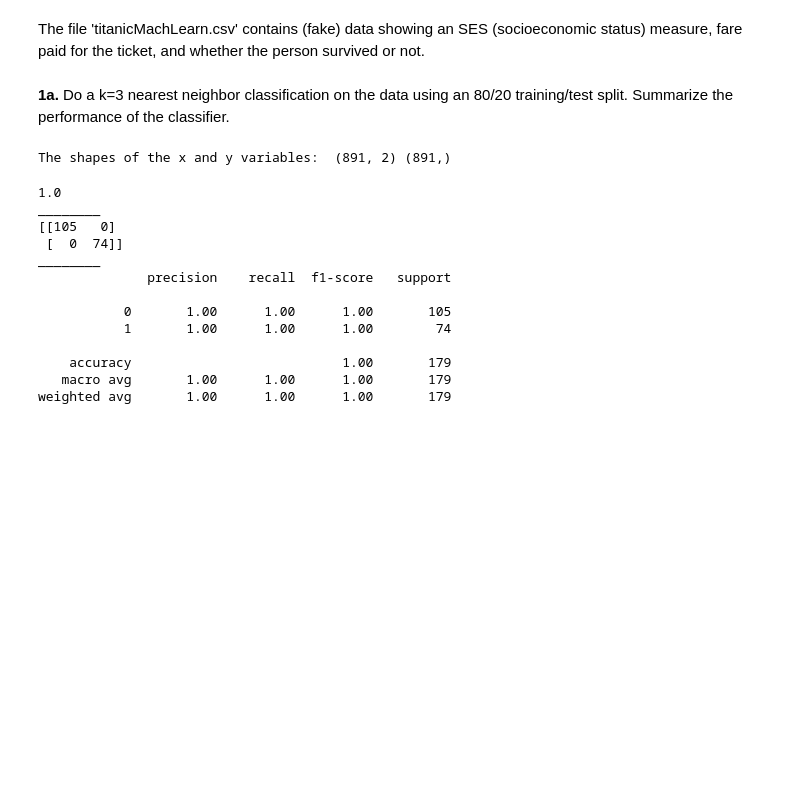
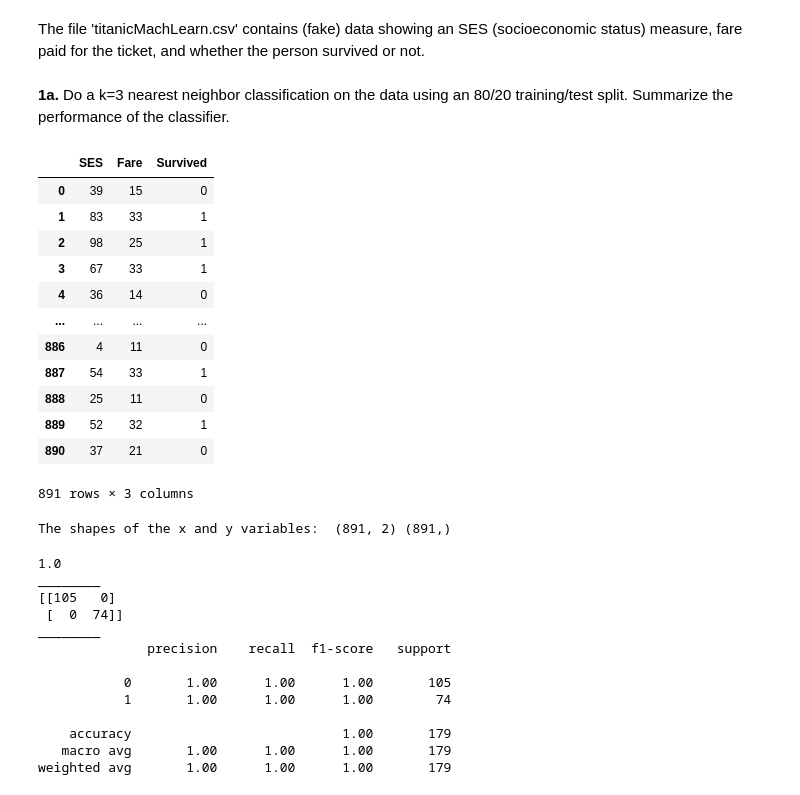
Before and after one commit to scingram1120/FDS-CourseTwo, a Jupyter notebook: T19HW.ipynb, the cells around one changed output. Drawn from its saved outputs; the diff is of its cells as text; code cells hidden in the pictures; blank space fills up the shorter version.

```diff
--- a/T19HW.ipynb
+++ b/T19HW.ipynb
@@ -25,8 +25,22 @@ from sklearn.decomposition import PCA
 from sklearn.naive_bayes import GaussianNB
 from sklearn.datasets import load_iris
 # %%
-titanic = pd.read_csv('/Users/shannoningram/house/Livingroom/singram-258/FDS-CourseTwo/Data/titanicMachLearn.csv')
-#titanic
+titanic = pd.read_csv('/Users/shannoningram/house/Livingroom/FDS-CourseTwo/Data/titanicMachLearn.csv')
+titanic
+# %% [output]
+|  | SES | Fare | Survived |
+| 0 | 39 | 15 | 0 |
+| 1 | 83 | 33 | 1 |
+| 2 | 98 | 25 | 1 |
+| 3 | 67 | 33 | 1 |
+| 4 | 36 | 14 | 0 |
+| ... | ... | ... | ... |
+| 886 | 4 | 11 | 0 |
+| 887 | 54 | 33 | 1 |
+| 888 | 25 | 11 | 0 |
+| 889 | 52 | 32 | 1 |
+| 890 | 37 | 21 | 0 |
+891 rows × 3 columns
 # %%
 
 #Convert titanic to data frame and split x and y
```
Also changed, not shown: parts of 2 cells of this notebook, 11 other files.
